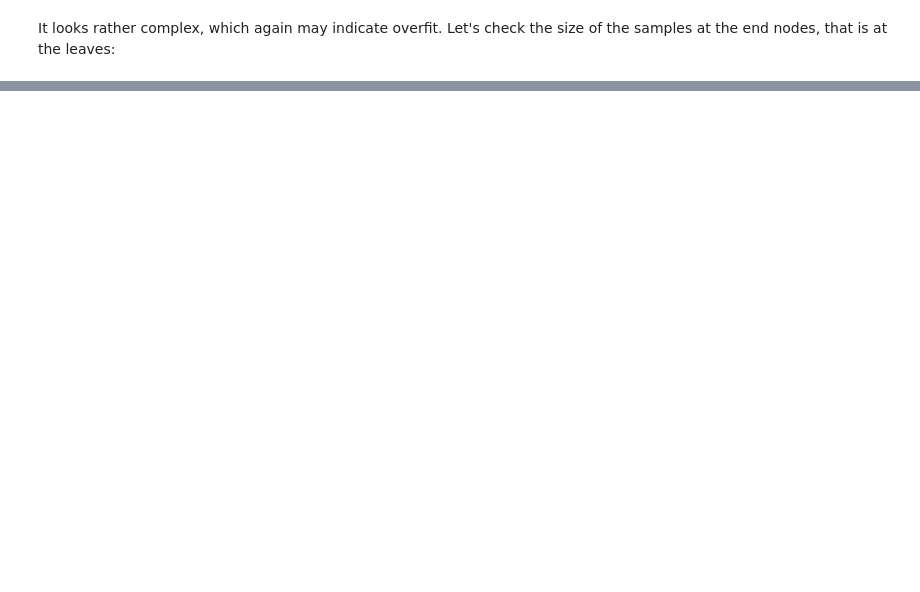
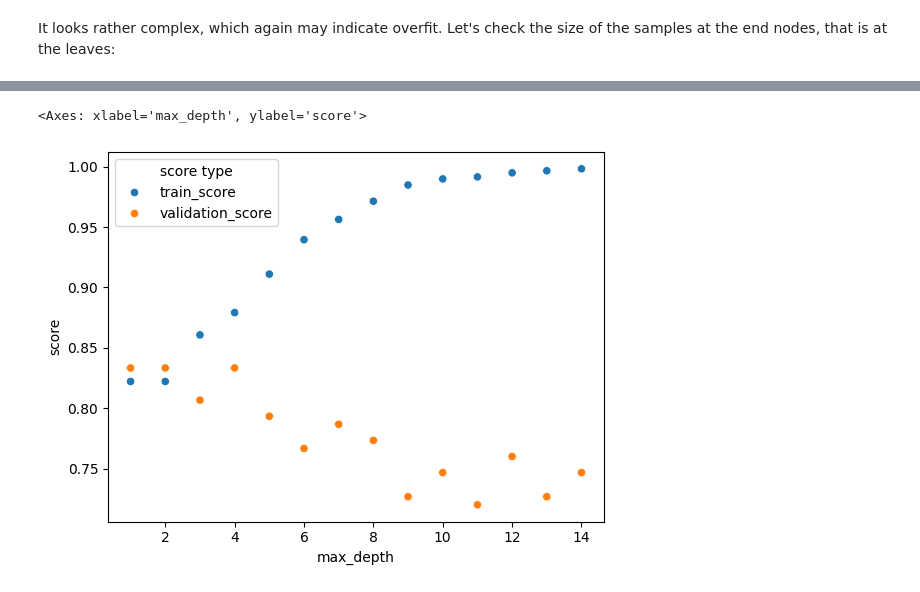
Before and after one commit to MMateo1120/machine_learning_tutorials, a Jupyter notebook: decision_tree.ipynb, the cells around one changed output, grey strips where cells are left out. Cells and saved outputs as stored; diff of their text form; code cells hidden in the pictures; blank space fills up the shorter version.

```diff
--- a/decision_tree.ipynb
+++ b/decision_tree.ipynb
@@ -242,0 +280,9 @@ The plot tells us, that 40 leaves (which seems to be half of the leaves) has sam
+# %%
+from sklearn.model_selection import train_test_split
+
+X_train, X_val, y_train, y_val = train_test_split(
+    X, y, test_size=0.2, random_state=111
+)
+
+clf = tree.DecisionTreeClassifier(random_state=111)
+clf = clf.fit(X_train,y_train)
@@ -242,0 +291,8 @@ The plot tells us, that 40 leaves (which seems to be half of the leaves) has sam
+# %%
+y_train_pred = clf.predict(X_train)
+y_val_pred = clf.predict(X_val)
+print(
+    f"Accuracy for the train set: {metrics.accuracy_score(y_train, y_train_pred)}"
+    + "\n"
+    + f"Accuracy for the validation set: {metrics.accuracy_score(y_val, y_val_pred)}"
+)
@@ -242,0 +304,34 @@ The plot tells us, that 40 leaves (which seems to be half of the leaves) has sam
+# %%
+import seaborn as sns
+
+depths = list(range(1, 15))
+
+scores_train = []
+scores_val = []
+
+for depth in depths:
+    clf = tree.DecisionTreeClassifier(max_depth=depth, random_state=111)
+    clf.fit(X_train, y_train)
+    y_train_pred = clf.predict(X_train)
+    scores_train.append(metrics.accuracy_score(y_train, y_train_pred))
+    y_val_pred = clf.predict(X_val)
+    scores_val.append(metrics.accuracy_score(y_val, y_val_pred))
+
+scores = pd.DataFrame(
+    {
+        "train_score": scores_train,
+        "validation_score": scores_val,
+        "max_depth": depths,
+    }
+)
+scores = pd.melt(
+    scores,
+    id_vars=["max_depth"],
+    value_vars=["train_score", "validation_score"],
+    var_name="score type",
+    value_name="score",
+)
+sns.scatterplot(scores, x="max_depth", y="score", hue="score type")
+# %% [output]
+<Axes: xlabel='max_depth', ylabel='score'>
+[figure, added]
```
Also changed, not shown: parts of 14 cells of this notebook.
